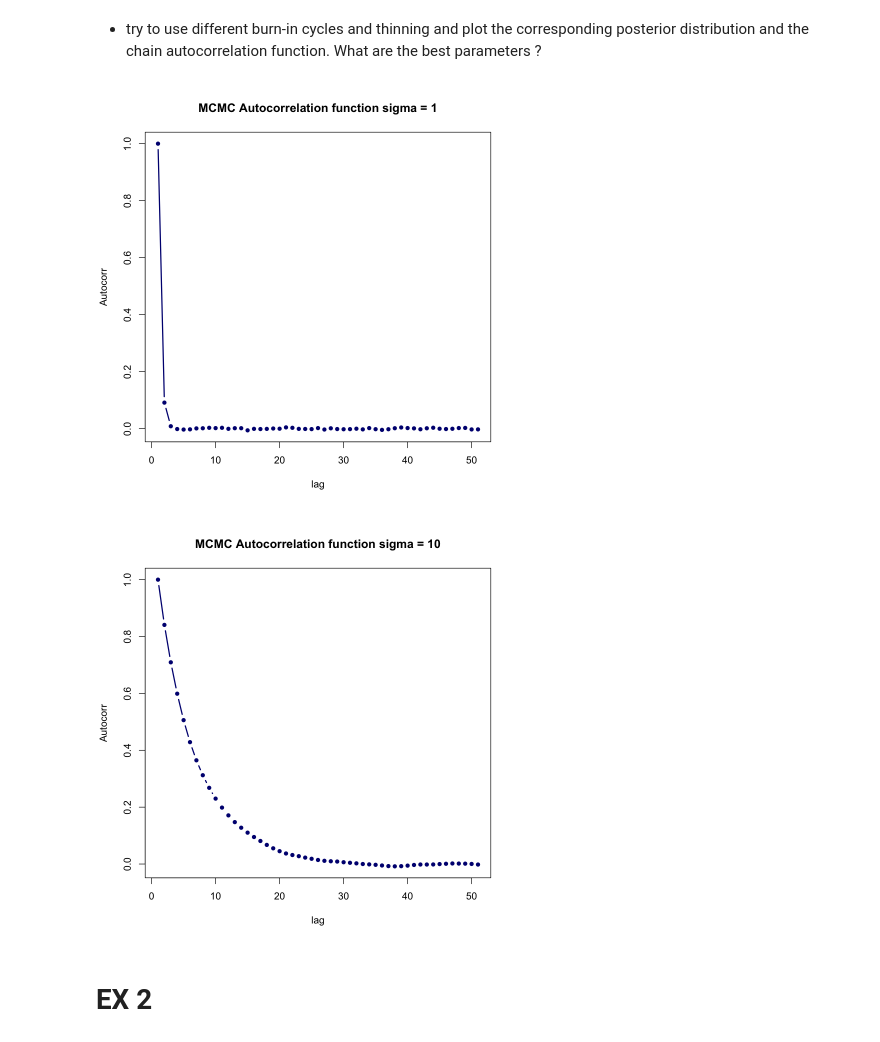
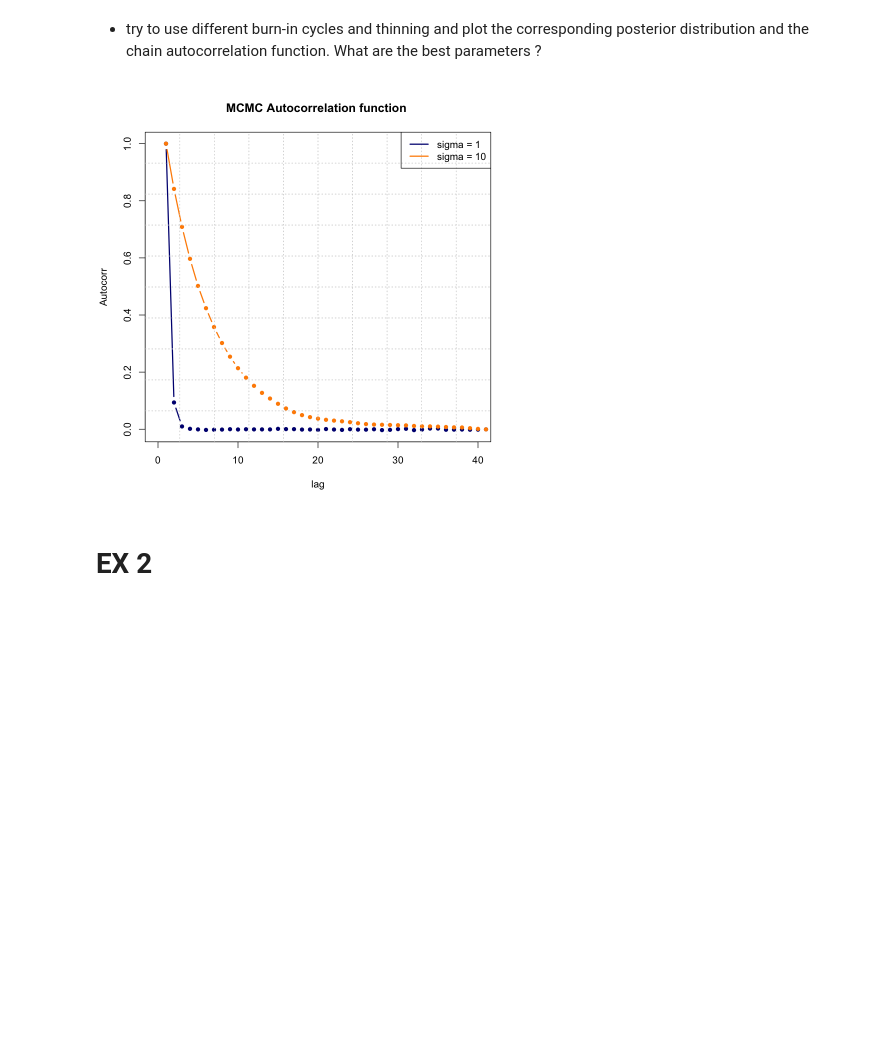
Before and after one commit to GiacomoLongaroni/Advanced_Statistics_For_Physics_Analysis_24, a Jupyter notebook: Rlab05/Giacomo_Longaroni_Rlab05.ipynb, the cells around one changed output. Saved outputs shown, nothing was run; the diff lists cells and outputs as text; code cells hidden in the pictures; blank space fills up the shorter version.

```diff
--- a/Rlab05/Giacomo_Longaroni_Rlab05.ipynb
+++ b/Rlab05/Giacomo_Longaroni_Rlab05.ipynb
@@ -183,41 +216,46 @@ plot(autocorr_mcmc,
 # %% [markdown]
 - try to use different burn-in cycles and thinning and plot the corresponding posterior distribution and the chain autocorrelation function. What are the best parameters ?
 # %%
+# autocorrelation analysis by varying the sigma of the sampling distribution
+
 sample_sig_1 <- 1
 chain_1 <- metropolis(func = post ,
                     theta_init = theta_init,
                     n_sample = n_sample,
                     sigma = sample_sig_1^2)
 mcmc_chian_obj_1 <- mcmc(data=chain_1[,2])
 autocorr_mcmc_1 <- autocorr(mcmc_chian_obj_1, lags=my_lags)
 
 sample_sig_2 <- 10
 chain_2 <- metropolis(func = post ,
                     theta_init = theta_init,
                     n_sample = n_sample,
                     sigma = sample_sig_2^2)
 mcmc_chian_obj_2 <- mcmc(data=chain_2[,2])
 autocorr_mcmc_2 <- autocorr(mcmc_chian_obj_2, lags=my_lags)
 
 plot(autocorr_mcmc_1,
      col = 'navy',
      type = 'b',
      pch = 20,
      lwd = 2,
-     main = 'MCMC Autocorrelation function sigma = 1',
+     main = 'MCMC Autocorrelation function ',
+     ylab = 'Autocorr',
+     xlab = 'lag',
+     xlim = c(0,40))
+grid(nx = 10, ny = 10, col = "lightgray", lty = "dotted")
+
+lines(autocorr_mcmc_2,
+     col = 'dark orange',
+     type = 'b',
+     pch = 20,
+     lwd = 2,
      ylab = 'Autocorr',
      xlab = 'lag')
 
-plot(autocorr_mcmc_2,
-     col = 'navy',
-     type = 'b',
-     pch = 20,
-     lwd = 2,
-     main = 'MCMC Autocorrelation function sigma = 10',
-     ylab = 'Autocorr',
-     xlab = 'lag')
+grid(nx = 10, ny = 10, col = "lightgray", lty = "dotted")
+legend('topright', c('sigma = 1', 'sigma = 10'), col = c('navy', 'dark orange'), lwd = 2)
 # %% [output]
-[figure, old version]
+[figure, new version]
-[figure, removed]
 # %% [markdown]
 # EX 2
```
Also changed, not shown: parts of 19 cells of this notebook.
